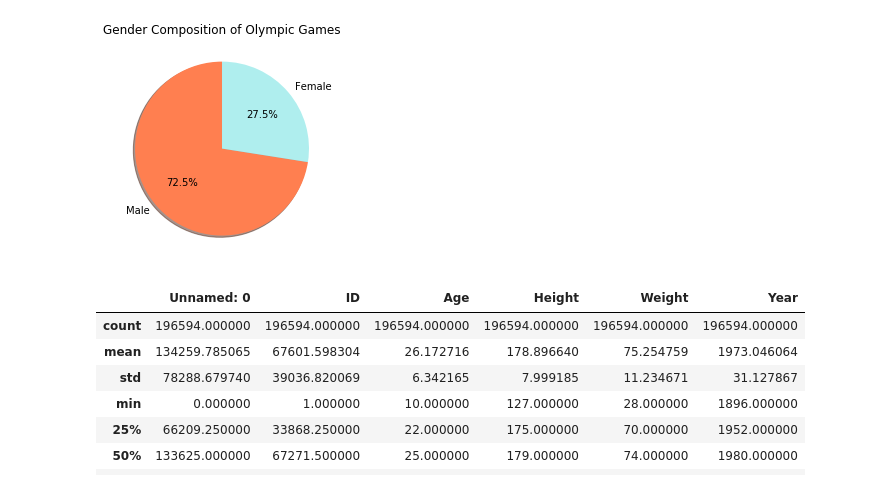
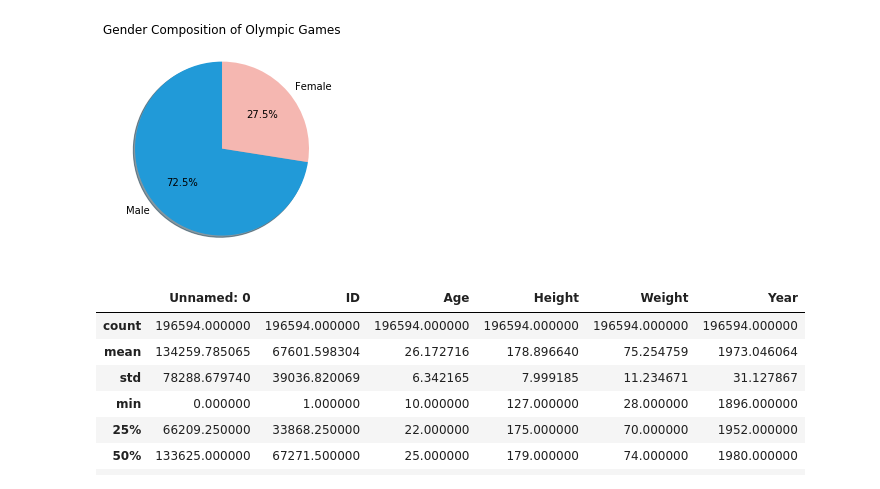
Before and after one commit to huntersapienza/Modern-Olympic-Games-Data-Analysis, a Jupyter notebook: Gender.ipynb, the cells around one changed output. Cells and saved outputs as stored; diff of their text form; code cells hidden in the pictures.

```diff
--- a/Gender.ipynb
+++ b/Gender.ipynb
@@ -15,13 +12,13 @@ female_data = data[data.Sex=='F']
 # %%
 pie_slices = []
 pie_slices.append(len(male_data)/len(data))
 pie_slices.append(len(female_data)/len(data))
 labels = ['Male','Female']
-plt.pie(pie_slices, labels=labels, autopct='%1.1f%%', shadow=True, startangle=90, colors=['coral','paleturquoise'])
+plt.pie(pie_slices, labels=labels, autopct='%1.1f%%', shadow=True, startangle=90, colors=['#219AD8','#F5B7B1'])
 plt.title('Gender Composition of Olympic Games')
 plt.show()
 # %% [output]
-[figure, old version]
+[figure, new version]
 # %%
 male_data.describe()
 # %% [output]
```
Also changed, not shown: parts of 30 cells of this notebook, 9 other files.
